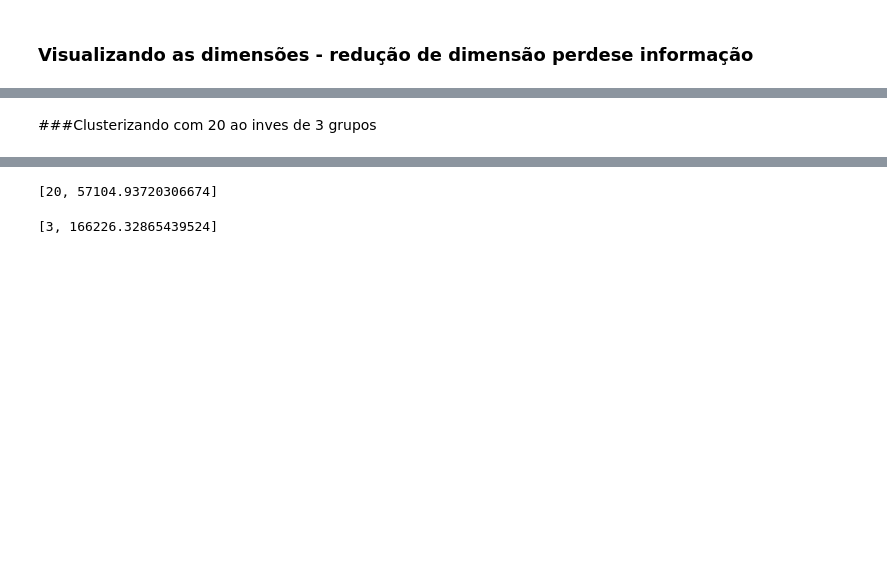
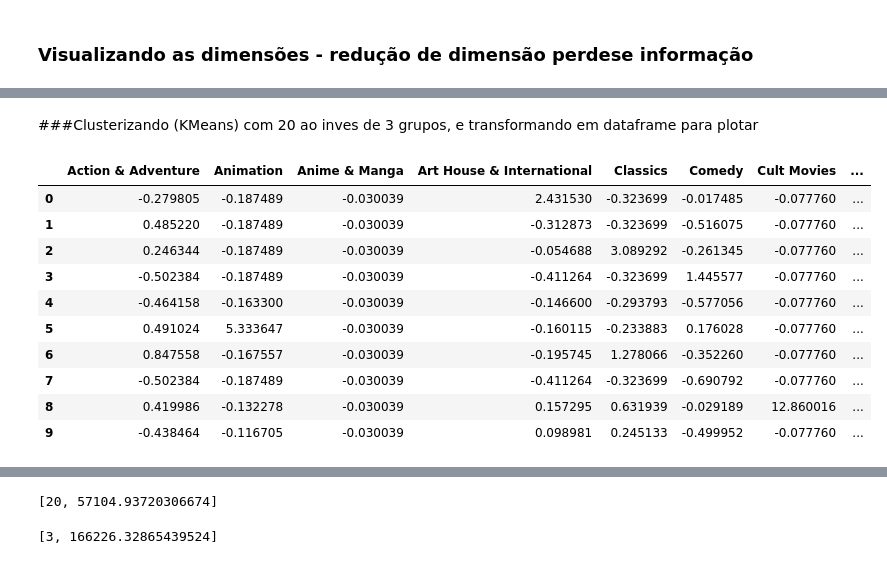
Before and after one commit to luccidomingues/Teste1, a Jupyter notebook: Rotten_Tomatoes_Movies_Unsupervised_ipynb_txt.ipynb, the cells around one changed output, grey strips where cells are left out. Drawn from its saved outputs; the diff is of its cells as text; code cells hidden in the pictures; blank space fills up the shorter version.

```diff
--- a/Rotten_Tomatoes_Movies_Unsupervised_ipynb_txt.ipynb
+++ b/Rotten_Tomatoes_Movies_Unsupervised_ipynb_txt.ipynb
@@ -163,2 +163,23 @@ sns.scatterplot(x=vizu[:, 0],
 # %% [markdown]
-###Clusterizando com 20 ao inves de 3 grupos
+###Clusterizando (KMeans) com 20 ao inves de 3 grupos, e transformando em dataframe para plotar
+# %%
+model1 = KMeans(n_clusters=20)
+
+model1.fit(scaler_genre)
+
+group1 = pd.DataFrame(model1.cluster_centers_,
+            columns=genre.columns)
+
+group1.head(10)
+# %% [output]
+|  | Action & Adventure | Animation | Anime & Manga | Art House & International | Classics | Comedy | Cult Movies | ... |
+| 0 | -0.279805 | -0.187489 | -0.030039 | 2.431530 | -0.323699 | -0.017485 | -0.077760 | ... |
+| 1 | 0.485220 | -0.187489 | -0.030039 | -0.312873 | -0.323699 | -0.516075 | -0.077760 | ... |
+| 2 | 0.246344 | -0.187489 | -0.030039 | -0.054688 | 3.089292 | -0.261345 | -0.077760 | ... |
+| 3 | -0.502384 | -0.187489 | -0.030039 | -0.411264 | -0.323699 | 1.445577 | -0.077760 | ... |
+| 4 | -0.464158 | -0.163300 | -0.030039 | -0.146600 | -0.293793 | -0.577056 | -0.077760 | ... |
+| 5 | 0.491024 | 5.333647 | -0.030039 | -0.160115 | -0.233883 | 0.176028 | -0.077760 | ... |
+| 6 | 0.847558 | -0.167557 | -0.030039 | -0.195745 | 1.278066 | -0.352260 | -0.077760 | ... |
+| 7 | -0.502384 | -0.187489 | -0.030039 | -0.411264 | -0.323699 | -0.690792 | -0.077760 | ... |
+| 8 | 0.419986 | -0.132278 | -0.030039 | 0.157295 | 0.631939 | -0.029189 | 12.860016 | ... |
+| 9 | -0.438464 | -0.116705 | -0.030039 | 0.098981 | 0.245133 | -0.499952 | -0.077760 | ... |
```
Also changed, not shown: parts of 11 cells of this notebook.
